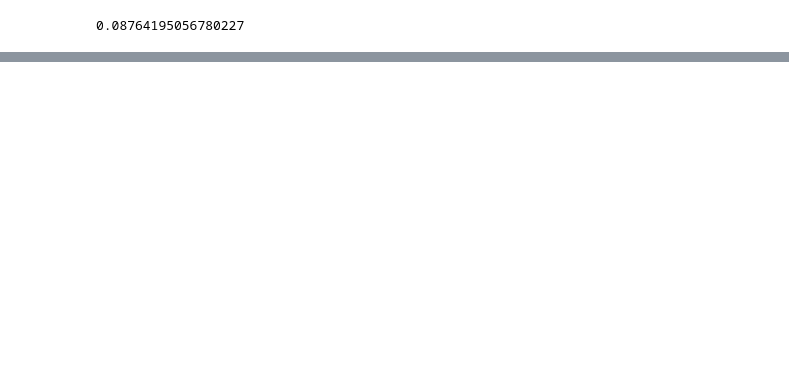
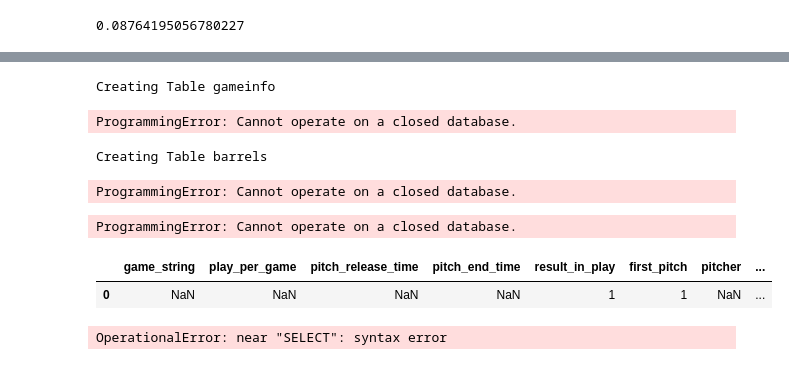
Before and after one commit to TDFelton/FirstPitchFastballFiesta, a Jupyter notebook: data_processing.ipynb, the cells around one changed output, grey strips where cells are left out. Cells and saved outputs as stored; diff of their text form; code cells hidden in the pictures; blank space fills up the shorter version.

```diff
--- a/data_processing.ipynb
+++ b/data_processing.ipynb
@@ -464,2 +378,55 @@ NameError: name 'sql' is not defined
 # %%
 conn.close()
+# %%
+for file in glob.glob("data/*.csv"):
+    df = pd.read_csv(file)
+    print("Creating Table", file[5:-4].replace("-",""))
+    df.to_sql(file[5:-4].replace("-",""), conn, if_exists="replace", index=False)
+# %% [output]
+Creating Table gameinfo
+ProgrammingError: Cannot operate on a closed database.
+# %%
+for file in glob.glob("./*.csv"):
+    df = pd.read_csv(file)
+    print("Creating Table", file[2:-4].replace("-",""))
+    df.to_sql(file[2:-4].replace("-",""), conn, if_exists="replace", index=False)
+# %% [output]
+Creating Table barrels
+ProgrammingError: Cannot operate on a closed database.
+# %%
+pd.read_sql("SELECT * FROM ev_la", conn).head(1)
+# %% [output]
+ProgrammingError: Cannot operate on a closed database.
+# %%
+pd.read_sql("SELECT * FROM first_pitches ORDER BY game_string, play_per_game", conn).head(1)
+# %% [output]
+|  | game_string | play_per_game | pitch_release_time | pitch_end_time | result_in_play | first_pitch | pitcher | ... |
+| 0 | NaN | NaN | NaN | NaN | 1 | 1 | NaN | ... |
+# %%
+db = "barrels.db"
+with sql.connect(db, timeout = 1000) as conn:
+    cur = conn.cursor()
+join_event_with_pos = """
+CREATE TABLE First_pitch_barrel
+SELECT b.game_string, b.play_per_game, CAST(b.timestamp AS INTEGER) AS timestamp, b.ball_position_x, b.ball_position_y, b.ball_position_z, e.ball_eventcode
+FROM Ball_Pos AS b
+LEFT JOIN Events AS e
+ON b.game_string = e.game_string
+AND b.play_per_game = e.play_per_game
+AND b.timestamp = e.timestamp
+WHERE EXISTS (
+SELECT 1
+FROM Events AS e2
+WHERE e2.game_string = b.game_string
+AND e2.play_per_game = b.play_per_game
+AND e2.ball_eventcode = 4
+ORDER BY b.game_string, b.play_per_game, b.timestamp
+)
+"""
+drop_table = "DROP TABLE IF EXISTS Ball_in_play"
+cur.execute(drop_table)
+cur.execute(join_event_with_pos)
+conn.commit()
+pd.read_sql("SELECT * FROM Ball_in_play", conn).head(25)
+# %% [output]
+OperationalError: near "SELECT": syntax error
```
Also changed, not shown: parts of 15 cells of this notebook.
